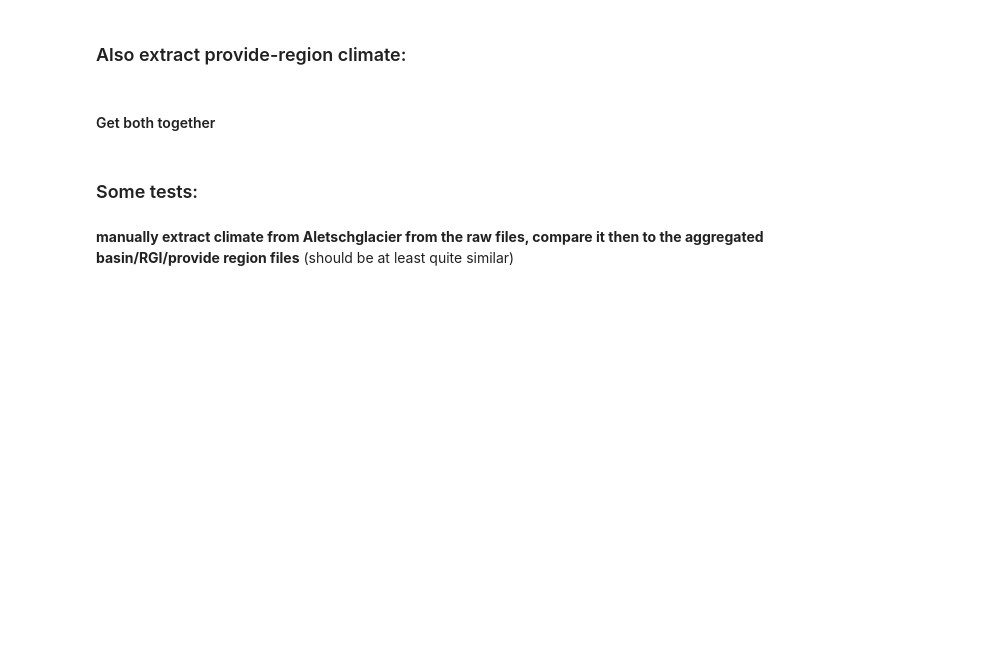
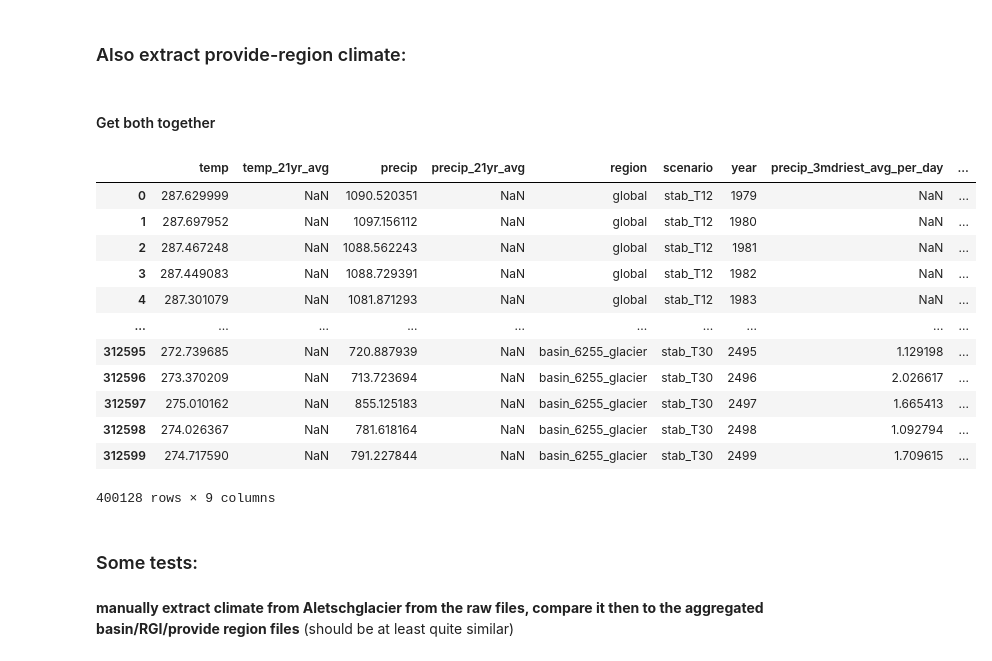
Before and after one commit to lilianschuster/glacier_overshoot_irreversibility_trough_water, a Jupyter notebook: A_runs_pre_postprocessing/0d_check_extract_global_regional_gfdl-esm2m_climate.ipynb, the cells around one changed output. Drawn from its saved outputs; the diff is of its cells as text; code cells hidden in the pictures; blank space fills up the shorter version.

```diff
--- a/A_runs_pre_postprocessing/0d_check_extract_global_regional_gfdl-esm2m_climate.ipynb
+++ b/A_runs_pre_postprocessing/0d_check_extract_global_regional_gfdl-esm2m_climate.ipynb
@@ -311,8 +311,8 @@ if load:
     - I use the slow loop method over every glacier for the Rhine, just to test if the same values come out!
 # %%
 #pd_basin_num = gpd.read_file('/home/www/fmaussion/misc/magicc/basins_shape/glacier_basins.shp')
-# also the driest months of every basin is added
-pd_basin_num = pd.read_csv('../analysis_notebooks/schuster_el_al_phd_paper_2_overshoot_glaciers/basin_driest_months.csv')
+# also the driest months of every basin are added
+pd_basin_num = pd.read_csv('../data/additional_data/basin_driest_months.csv')
 def func_sel_months(basin_id):
     _sel = pd_basin_num.loc[pd_basin_num.MRBID==int(basin_id)]
     last_month_of_3m_driest = int(_sel['last_3m_driest_month_seasonal_avg'].values)
@@ -420,7 +420,8 @@ if load:
             ### alternative ...  or need to just select the three months and just do the average
             _pd_clim_glob_basin.loc[precip_roll_3m_avg.year, 'precip_3mdriest_avg_per_day'] = precip_roll_3m_avg.values
             _pd_clim_glob_basin.loc[precip_roll_3m_avg.year, 'precip_3mdriest_avg_per_day_51yr_avg']  = precip_roll_3m_avg.rolling(year=51,center=True, min_periods=50).mean().values
-            _pd_clim_glob_basin['month_precip_3mdriest_past_W5E5'] = sel_month
+            ### not used anymore
+            # _pd_clim_glob_basin['month_precip_3mdriest_past_W5E5'] = sel_month
             _pd_clim_glob_basin.loc[global_dtas.year,'region'] = f'basin_{basin_id}_glacier'
             _pd_clim_glob_basin.loc[global_dtas.year,'scenario'] = scenario
             _pd_clim_glob_basin.loc[global_dtas.year,'year'] = global_dtas.year.values
@@ -435,7 +449,8 @@ if load:
 # %% [markdown]
 ### Also extract provide-region climate:
 # %%
-if load:
+load_provide_reg = False
+if load_provide_reg:
     ## get a mask for every glacier basin -> this is a bit more accurate, as the same gridpoint can be used (with a different "weight") for
     # different basins (in case of RGI regions, it probably does not matter, but basins are nearer together)
     weight_glacier_basin_id_dict = {}
@@ -542,8 +557,6 @@ if load:
     #pd_clim_provide_reg_glac = pd.read_csv('../gfdl_esm2m/annual_provide_reg_glacier_mask_temp_precip_timeseries_oversh_stab.csv', index_col=['Unnamed: 0'])
 # %% [markdown]
 #### Get both together
-# %%
-load = False
 # %%
 if load:
     #pd_clim_basin_glac = pd.read_csv('../gfdl_esm2m/annual_basin_glacier_mask_temp_precip_timeseries_oversh_stab.csv', index_col=['Unnamed: 0'])
@@ -553,6 +566,22 @@ if load:
     pd_clim_all.to_csv('../data/annual_glob_rgi_reg_basin_temp_precip_timeseries_oversh_stab.csv')
 else:
     pd_clim_all = pd.read_csv('../data/annual_glob_rgi_reg_basin_temp_precip_timeseries_oversh_stab.csv', index_col='Unnamed: 0')
+# %%
+pd_clim_all
+# %% [output]
+|  | temp | temp_21yr_avg | precip | precip_21yr_avg | region | scenario | year | precip_3mdriest_avg_per_day | ... |
+| 0 | 287.629999 | NaN | 1090.520351 | NaN | global | stab_T12 | 1979 | NaN | ... |
+| 1 | 287.697952 | NaN | 1097.156112 | NaN | global | stab_T12 | 1980 | NaN | ... |
+| 2 | 287.467248 | NaN | 1088.562243 | NaN | global | stab_T12 | 1981 | NaN | ... |
+| 3 | 287.449083 | NaN | 1088.729391 | NaN | global | stab_T12 | 1982 | NaN | ... |
+| 4 | 287.301079 | NaN | 1081.871293 | NaN | global | stab_T12 | 1983 | NaN | ... |
+| ... | ... | ... | ... | ... | ... | ... | ... | ... | ... |
+| 312595 | 272.739685 | NaN | 720.887939 | NaN | basin_6255_glacier | stab_T30 | 2495 | 1.129198 | ... |
+| 312596 | 273.370209 | NaN | 713.723694 | NaN | basin_6255_glacier | stab_T30 | 2496 | 2.026617 | ... |
+| 312597 | 275.010162 | NaN | 855.125183 | NaN | basin_6255_glacier | stab_T30 | 2497 | 1.665413 | ... |
+| 312598 | 274.026367 | NaN | 781.618164 | NaN | basin_6255_glacier | stab_T30 | 2498 | 1.092794 | ... |
+| 312599 | 274.717590 | NaN | 791.227844 | NaN | basin_6255_glacier | stab_T30 | 2499 | 1.709615 | ... |
+400128 rows × 9 columns
 # %% [markdown]
 ### Some tests:
 # %% [markdown]
```
Also changed, not shown: parts of 2 cells of this notebook, 13 other files.
